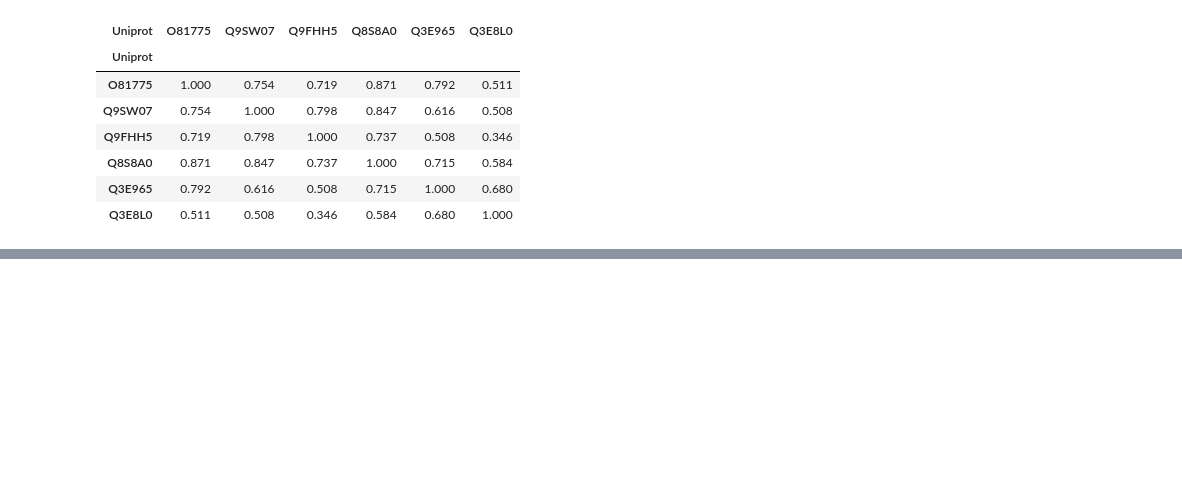
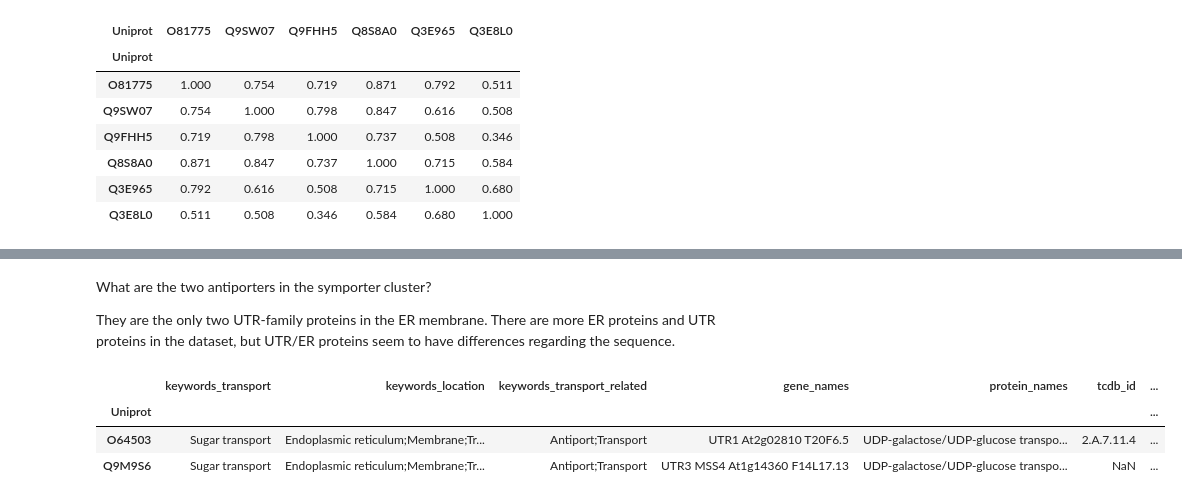
Before and after one commit to adenger/subpred3, a Jupyter notebook: notebooks/athaliana_01_outliers.ipynb, the cells around one changed output, grey strips where cells are left out. Cells and saved outputs as stored; diff of their text form; code cells hidden in the pictures; blank space fills up the shorter version.

```diff
--- a/notebooks/athaliana_01_outliers.ipynb
+++ b/notebooks/athaliana_01_outliers.ipynb
@@ -223,0 +239,11 @@ df_aac.loc[clusters[2]].T.corr().round(3)
+# %% [markdown]
+What are the two antiporters in the symporter cluster?
+
+They are the only two UTR-family proteins in the ER membrane. There are more ER proteins and UTR proteins in the dataset, but UTR/ER proteins seem to have differences regarding the sequence.
+# %%
+df.loc[clusters[0]][df.loc[clusters[0]].keywords_transport_related == "Antiport;Transport"]
+# %% [output]
+|  | keywords_transport | keywords_location | keywords_transport_related | gene_names | protein_names | tcdb_id | ... |
+| Uniprot |  |  |  |  |  |  | ... |
+| O64503 | Sugar transport | Endoplasmic reticulum;Membrane;Tr... | Antiport;Transport | UTR1 At2g02810 T20F6.5 | UDP-galactose/UDP-glucose transpo... | 2.A.7.11.4 | ... |
+| Q9M9S6 | Sugar transport | Endoplasmic reticulum;Membrane;Tr... | Antiport;Transport | UTR3 MSS4 At1g14360 F14L17.13 | UDP-galactose/UDP-glucose transpo... | NaN | ... |
```
Also changed, not shown: parts of 10 cells of this notebook.
